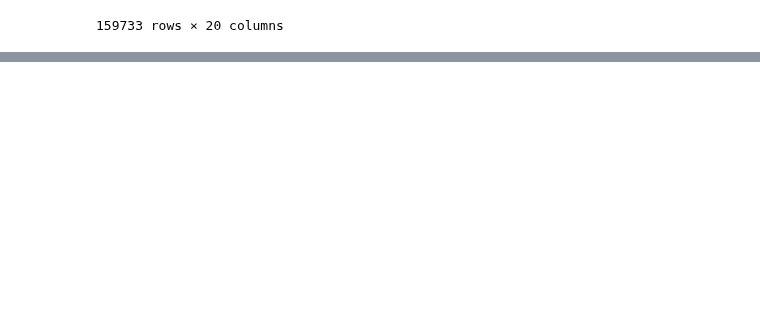
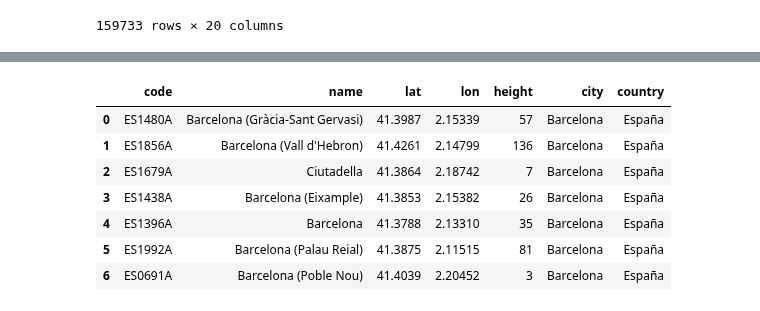
Before and after one commit to javiermas/BCNAirQualityDatathon, a Jupyter notebook: notebooks/Roger - V1.ipynb, the cells around one changed output, grey strips where cells are left out. Drawn from its saved outputs; the diff is of its cells as text; code cells hidden in the pictures; blank space fills up the shorter version.

```diff
--- a/notebooks/Roger - V1.ipynb
+++ b/notebooks/Roger - V1.ipynb
@@ -115,0 +244,11 @@ len(daily_targets[daily_targets['target'] == 1]) / len(daily_targets) * 100
+# %%
+stations.apply()
+# %% [output]
+|  | code | name | lat | lon | height | city | country |
+| 0 | ES1480A | Barcelona (Gràcia-Sant Gervasi) | 41.3987 | 2.15339 | 57 | Barcelona | España |
+| 1 | ES1856A | Barcelona (Vall d'Hebron) | 41.4261 | 2.14799 | 136 | Barcelona | España |
+| 2 | ES1679A | Ciutadella | 41.3864 | 2.18742 | 7 | Barcelona | España |
+| 3 | ES1438A | Barcelona (Eixample) | 41.3853 | 2.15382 | 26 | Barcelona | España |
+| 4 | ES1396A | Barcelona | 41.3788 | 2.13310 | 35 | Barcelona | España |
+| 5 | ES1992A | Barcelona (Palau Reial) | 41.3875 | 2.11515 | 81 | Barcelona | España |
+| 6 | ES0691A | Barcelona (Poble Nou) | 41.4039 | 2.20452 | 3 | Barcelona | España |
```
Also changed, not shown: parts of 18 cells of this notebook, 1 other file.
